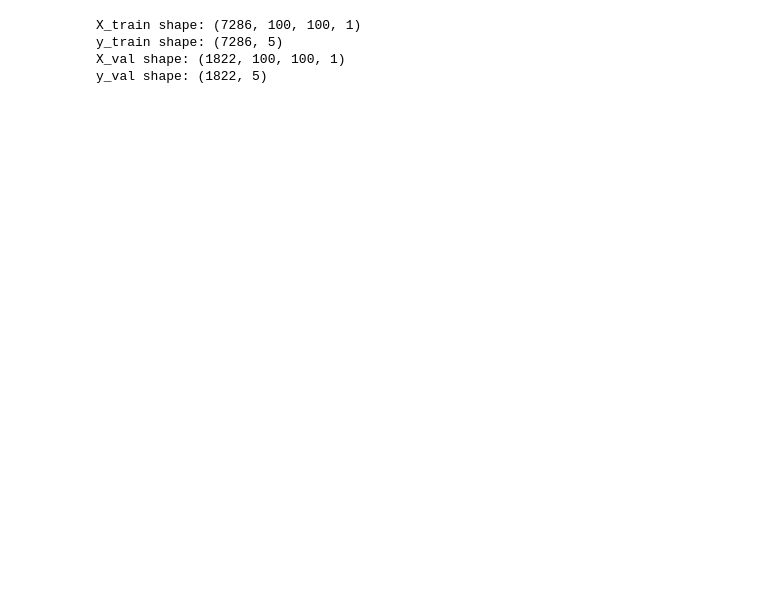
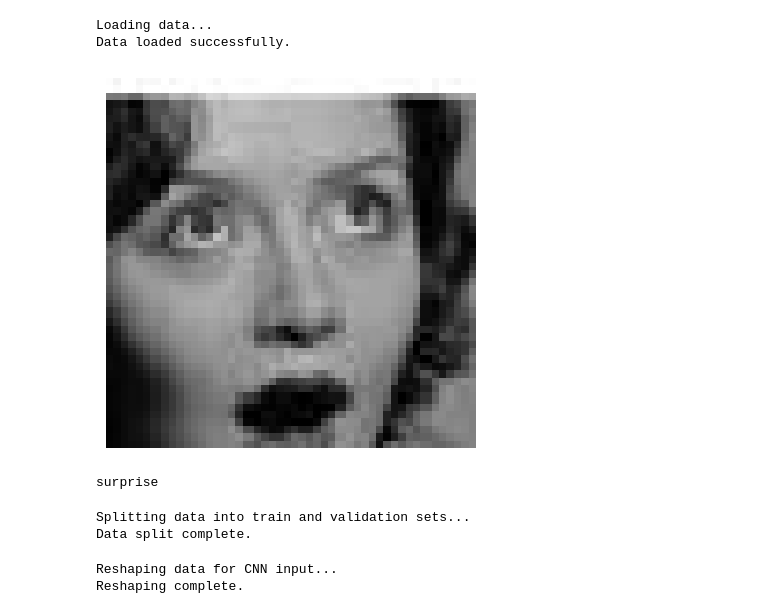
Before and after one commit to JannikWolf/aiim-emotion-classification, a Jupyter notebook: notebook_Jannik.ipynb, the cells around one changed output. Saved outputs shown, nothing was run; the diff lists cells and outputs as text; code cells hidden in the pictures; blank space fills up the shorter version.

```diff
--- a/notebook_Jannik.ipynb
+++ b/notebook_Jannik.ipynb
@@ -45,22 +0,0 @@ Training labels shape: (9108,)
-# %%
-# Normalize image data to 0-1 range
-train_data = train_data.reshape(-1, img_height, img_width, 1) / 255.0
-
-# Encode labels
-label_map = {emotion: i for i, emotion in enumerate(emotions)}
-train_labels_encoded = np.array([label_map[label] for label in train_labels])
-train_labels_categorical = to_categorical(train_labels_encoded)
-
-# Split data into training and validation sets
-X_train, X_val, y_train, y_val = train_test_split(train_data, train_labels_categorical, test_size=0.2, random_state=42)
-
-# Check the shape of the data after preprocessing
-print(f"X_train shape: {X_train.shape}")
-print(f"y_train shape: {y_train.shape}")
-print(f"X_val shape: {X_val.shape}")
-print(f"y_val shape: {y_val.shape}")
-# %% [output]
-X_train shape: (7286, 100, 100, 1)
-y_train shape: (7286, 5)
-X_val shape: (1822, 100, 100, 1)
-y_val shape: (1822, 5)
@@ -66,0 +15,53 @@ y_val shape: (1822, 5)
+# %%
+# Loading data and mapping filenames to indices
+print("Loading data...")
+train_dir = 'data/train'
+emotions = os.listdir(train_dir)
+X_train, y_train = [], []
+index_to_filename = []
+
+for emotion in emotions:
+    emotion_dir = os.path.join(train_dir, emotion)
+    for img_file in os.listdir(emotion_dir):
+        img_path = os.path.join(emotion_dir, img_file)
+        img = load_img(img_path, target_size=(100, 100), color_mode='grayscale')
+        img_array = img_to_array(img) / 255.0
+        X_train.append(img_array)
+        y_train.append(emotions.index(emotion))
+        index_to_filename.append((img_file, emotion))  # Store the filename and emotion
+
+X_train = np.array(X_train)
+y_train = to_categorical(y_train, num_classes=len(emotions))
+print("Data loaded successfully.")
+# %% [output]
+Loading data...
+Data loaded successfully.
+# %%
+# plot example image
+img_number = 8001
+plt.imshow(X_train[img_number].reshape(100, 100), cmap='gray')
+plt.axis('off')
+plt.show()
+
+#print label of the image
+print(emotions[np.argmax(y_train[img_number])])
+# %% [output]
+[figure, added]
+surprise
+# %%
+# Split the data into train and validation sets
+print("Splitting data into train and validation sets...")
+X_train, X_val, y_train, y_val = train_test_split(X_train, y_train, test_size=0.2, random_state=42)
+print("Data split complete.")
+# %% [output]
+Splitting data into train and validation sets...
+Data split complete.
+# %%
+# Reshape the data for CNN input
+print("Reshaping data for CNN input...")
+X_train = X_train.reshape(X_train.shape[0], 100, 100, 1)
+X_val = X_val.reshape(X_val.shape[0], 100, 100, 1)
+print("Reshaping complete.")
+# %% [output]
+Reshaping data for CNN input...
+Reshaping complete.
```
Also changed, not shown: parts of 14 cells of this notebook, 1 other file.
